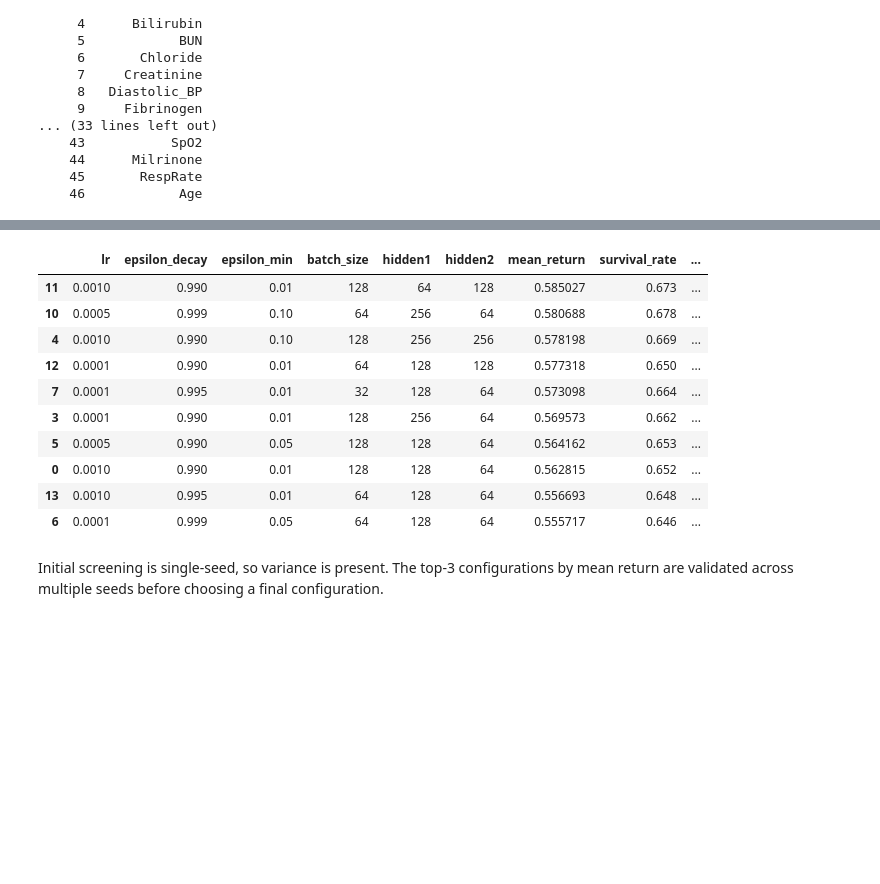
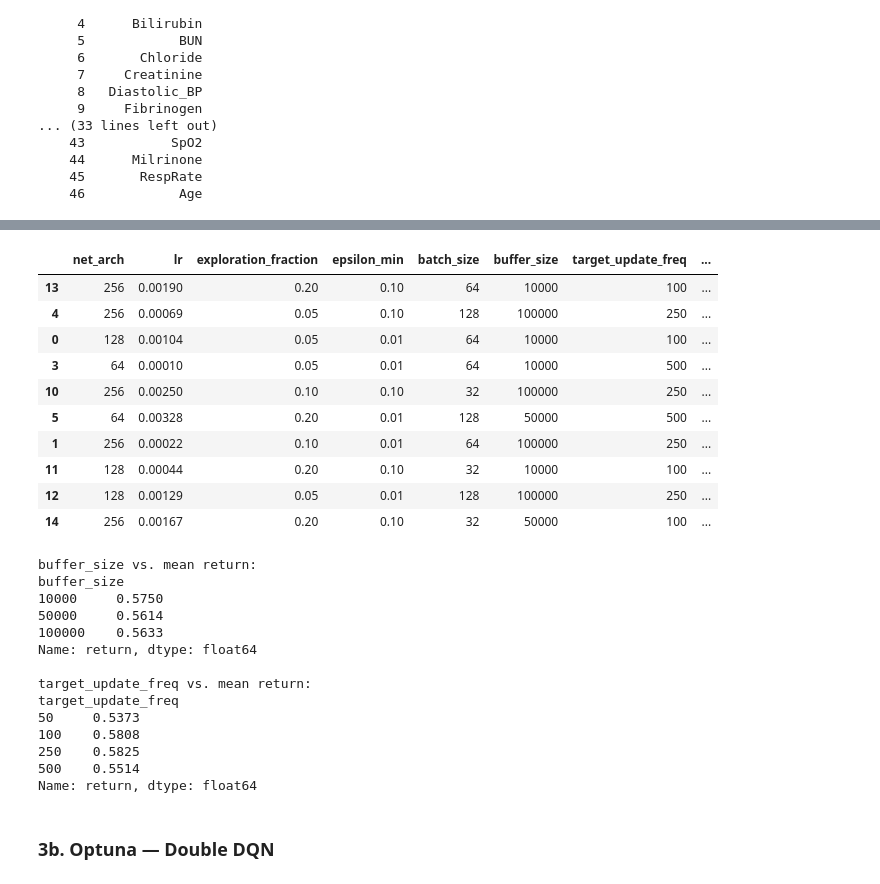
Before and after one commit to OliverKainIMS/ReinforcementLearningProject, a Jupyter notebook: sepsis_project - Students Version/rl_sepsis_project_configB.ipynb, the cells around one changed output, grey strips where cells are left out. Cells and saved outputs as stored; diff of their text form; code cells hidden in the pictures; blank space fills up the shorter version.

```diff
--- a/sepsis_project - Students Version/rl_sepsis_project_configB.ipynb
+++ b/sepsis_project - Students Version/rl_sepsis_project_configB.ipynb
@@ -256,0 +245,25 @@ This reduces the overestimation bias inherent in vanilla DQN and is well suited
+# %%
+# ── master switch ──────────────────────────────────────────────────────────────
+DEBUG_MODE = False          # set False for the full 50 000-episode run
+
+# ── training budgets ──────────────────────────────────────────────────────────
+N_EPISODES_FINAL = 50_000
+N_EPISODES_DEBUG =  3_000
+N_EPISODES = N_EPISODES_DEBUG if DEBUG_MODE else N_EPISODES_FINAL
+
+# ── Optuna tuning budgets (kept small relative to the final run) ───────────────
+N_TRIALS          = 10  if DEBUG_MODE else 20
+N_EPISODES_TUNE   = 1000 if DEBUG_MODE else 2000
+EVAL_EPISODES_TUNE = 150 if DEBUG_MODE else 500
+
+# ── evaluation budget ─────────────────────────────────────────────────────────
+EVAL_EPISODES = 300 if DEBUG_MODE else 1_000
+
+# ── learning-curve smoothing window ───────────────────────────────────────────
+MA_WINDOW = 100 if DEBUG_MODE else 500
+
+print(f'DEBUG_MODE       : {DEBUG_MODE}')
+print(f'Training episodes: {N_EPISODES:,}')
+print(f'Optuna trials    : {N_TRIALS} × {N_EPISODES_TUNE} episodes')
+print(f'Eval episodes    : {EVAL_EPISODES}')
+print(f'MA window        : {MA_WINDOW}')
@@ -329,18 +326,42 @@ Return: 0.5432 | Survival: 63.60% | Mean length: 9.50
 # %%
-results_df_b = pd.DataFrame(search_results_b)
-results_df_b.sort_values('mean_return', ascending=False).head(10)
+# Optuna trial summary table — DQN
+dqn_trials_df = pd.DataFrame([
+    {**t.params, 'return': t.value, 'trial': t.number}
+    for t in study_dqn.trials if t.value is not None
+]).sort_values('return', ascending=False)
+display(dqn_trials_df.head(10).round(5))
+
+# Highlight buffer_size and target_update_freq — the two assignment focus knobs
+print('\nbuffer_size vs. mean return:')
+print(dqn_trials_df.groupby('buffer_size')['return'].mean().round(4))
+print('\ntarget_update_freq vs. mean return:')
+print(dqn_trials_df.groupby('target_update_freq')['return'].mean().round(4))
 # %% [output]
-|  | lr | epsilon_decay | epsilon_min | batch_size | hidden1 | hidden2 | mean_return | survival_rate | ... |
-| 11 | 0.0010 | 0.990 | 0.01 | 128 | 64 | 128 | 0.585027 | 0.673 | ... |
-| 10 | 0.0005 | 0.999 | 0.10 | 64 | 256 | 64 | 0.580688 | 0.678 | ... |
-| 4 | 0.0010 | 0.990 | 0.10 | 128 | 256 | 256 | 0.578198 | 0.669 | ... |
-| 12 | 0.0001 | 0.990 | 0.01 | 64 | 128 | 128 | 0.577318 | 0.650 | ... |
-| 7 | 0.0001 | 0.995 | 0.01 | 32 | 128 | 64 | 0.573098 | 0.664 | ... |
-| 3 | 0.0001 | 0.990 | 0.01 | 128 | 256 | 64 | 0.569573 | 0.662 | ... |
-| 5 | 0.0005 | 0.990 | 0.05 | 128 | 128 | 64 | 0.564162 | 0.653 | ... |
-| 0 | 0.0010 | 0.990 | 0.01 | 128 | 128 | 64 | 0.562815 | 0.652 | ... |
-| 13 | 0.0010 | 0.995 | 0.01 | 64 | 128 | 64 | 0.556693 | 0.648 | ... |
-| 6 | 0.0001 | 0.999 | 0.05 | 64 | 128 | 64 | 0.555717 | 0.646 | ... |
+|  | net_arch | lr | exploration_fraction | epsilon_min | batch_size | buffer_size | target_update_freq | ... |
+| 13 | 256 | 0.00190 | 0.20 | 0.10 | 64 | 10000 | 100 | ... |
+| 4 | 256 | 0.00069 | 0.05 | 0.10 | 128 | 100000 | 250 | ... |
+| 0 | 128 | 0.00104 | 0.05 | 0.01 | 64 | 10000 | 100 | ... |
+| 3 | 64 | 0.00010 | 0.05 | 0.01 | 64 | 10000 | 500 | ... |
+| 10 | 256 | 0.00250 | 0.10 | 0.10 | 32 | 100000 | 250 | ... |
+| 5 | 64 | 0.00328 | 0.20 | 0.01 | 128 | 50000 | 500 | ... |
+| 1 | 256 | 0.00022 | 0.10 | 0.01 | 64 | 100000 | 250 | ... |
+| 11 | 128 | 0.00044 | 0.20 | 0.10 | 32 | 10000 | 100 | ... |
+| 12 | 128 | 0.00129 | 0.05 | 0.01 | 128 | 100000 | 250 | ... |
+| 14 | 256 | 0.00167 | 0.20 | 0.10 | 32 | 50000 | 100 | ... |
+buffer_size vs. mean return:
+buffer_size
+10000     0.5750
+50000     0.5614
+100000    0.5633
+Name: return, dtype: float64
+
+target_update_freq vs. mean return:
+target_update_freq
+50     0.5373
+100    0.5808
+250    0.5825
+500    0.5514
+Name: return, dtype: float64
 # %% [markdown]
-Initial screening is single-seed, so variance is present. The top-3 configurations by mean return are validated across multiple seeds before choosing a final configuration.
+### 3b. Optuna — Double DQN
 # %%
```
Also changed, not shown: parts of 53 cells of this notebook, 18 other files.
